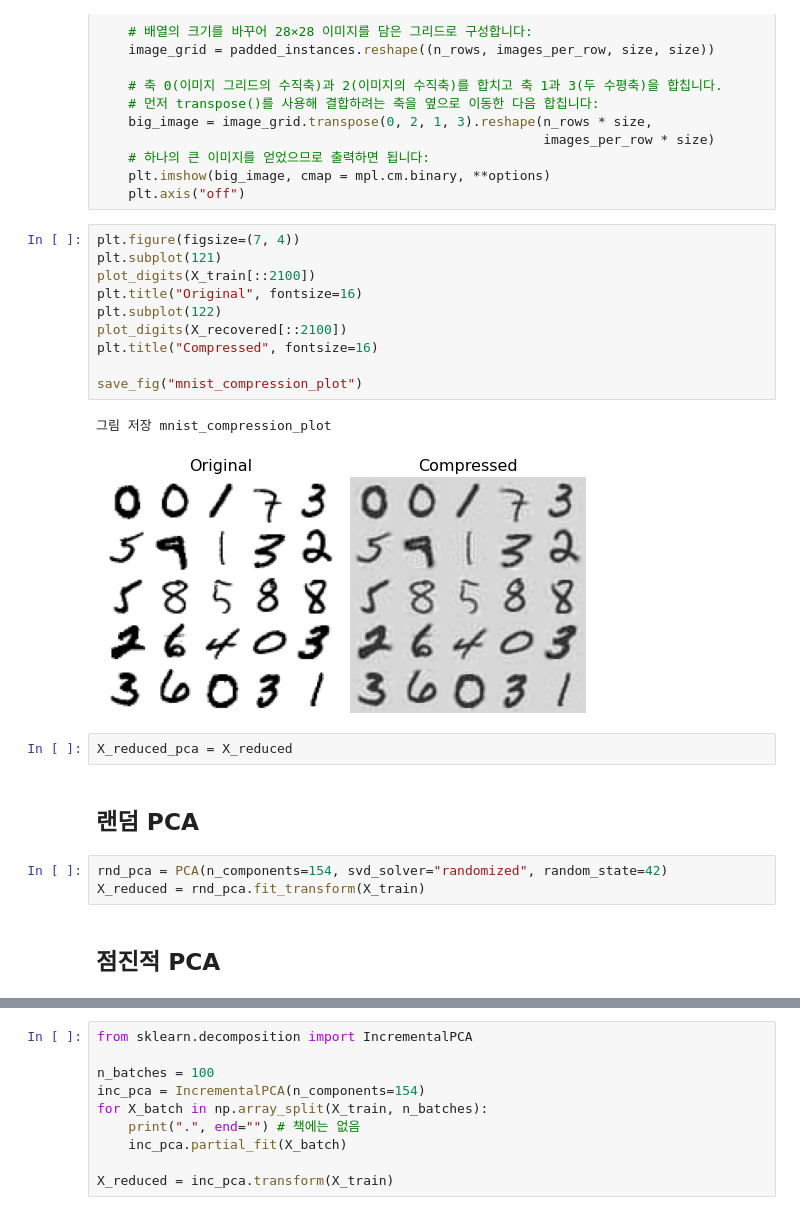
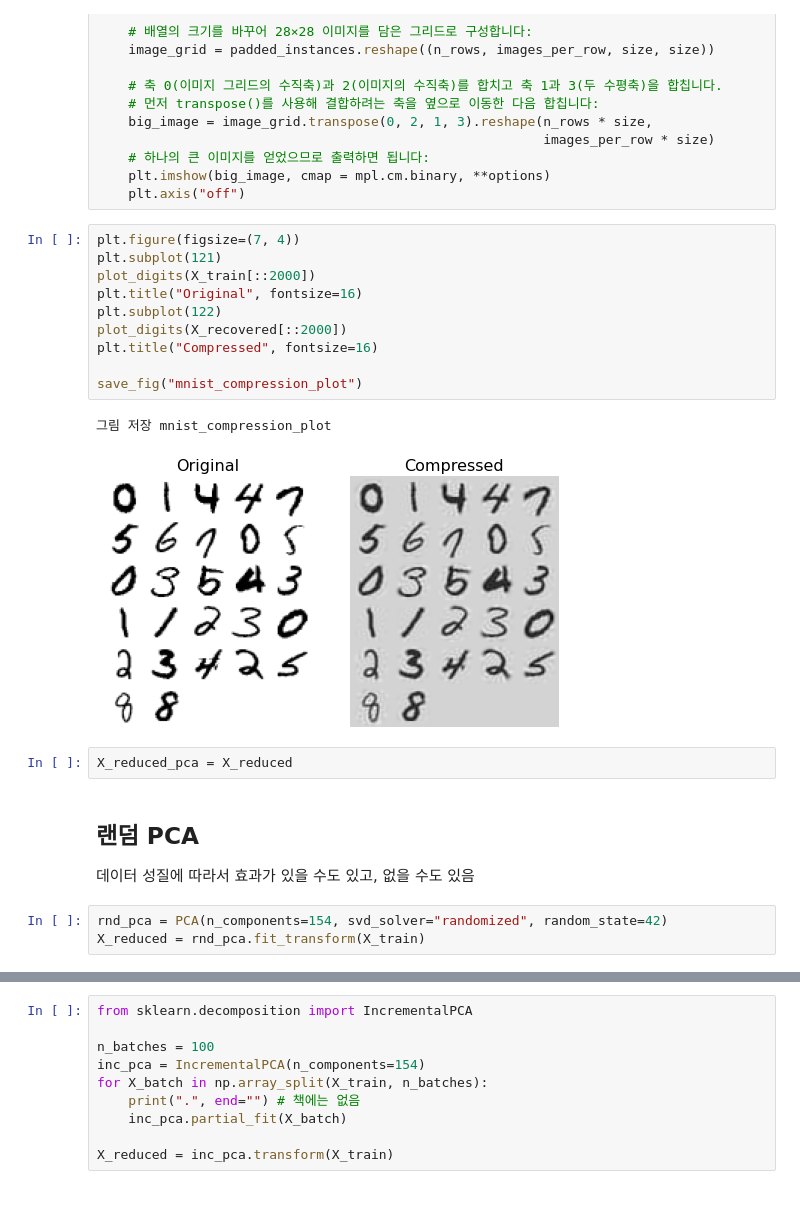
Before and after one commit to fasthill/Hands_on_ML2, a Jupyter notebook: 08_dimensionality_reduction.ipynb, the cells around one changed output, grey strips where cells are left out. Cells and saved outputs as stored; diff of their text form.

```diff
--- a/08_dimensionality_reduction.ipynb
+++ b/08_dimensionality_reduction.ipynb
@@ -588,22 +594,22 @@ def plot_digits(instances, images_per_row=5, **options):
 # %%
 plt.figure(figsize=(7, 4))
 plt.subplot(121)
-plot_digits(X_train[::2100])
+plot_digits(X_train[::2000])
 plt.title("Original", fontsize=16)
 plt.subplot(122)
-plot_digits(X_recovered[::2100])
+plot_digits(X_recovered[::2000])
 plt.title("Compressed", fontsize=16)
 
 save_fig("mnist_compression_plot")
 # %% [output]
 그림 저장 mnist_compression_plot
-[figure, old version]
+[figure, new version]
 # %%
 X_reduced_pca = X_reduced
-# %% [markdown]
-## 랜덤 PCA
+# %% [markdown]
+## 랜덤 PCA
+
+데이터 성질에 따라서 효과가 있을 수도 있고, 없을 수도 있음
 # %%
 rnd_pca = PCA(n_components=154, svd_solver="randomized", random_state=42)
 X_reduced = rnd_pca.fit_transform(X_train)
-# %% [markdown]
-## 점진적 PCA
```
Also changed, not shown: parts of 19 cells of this notebook.
